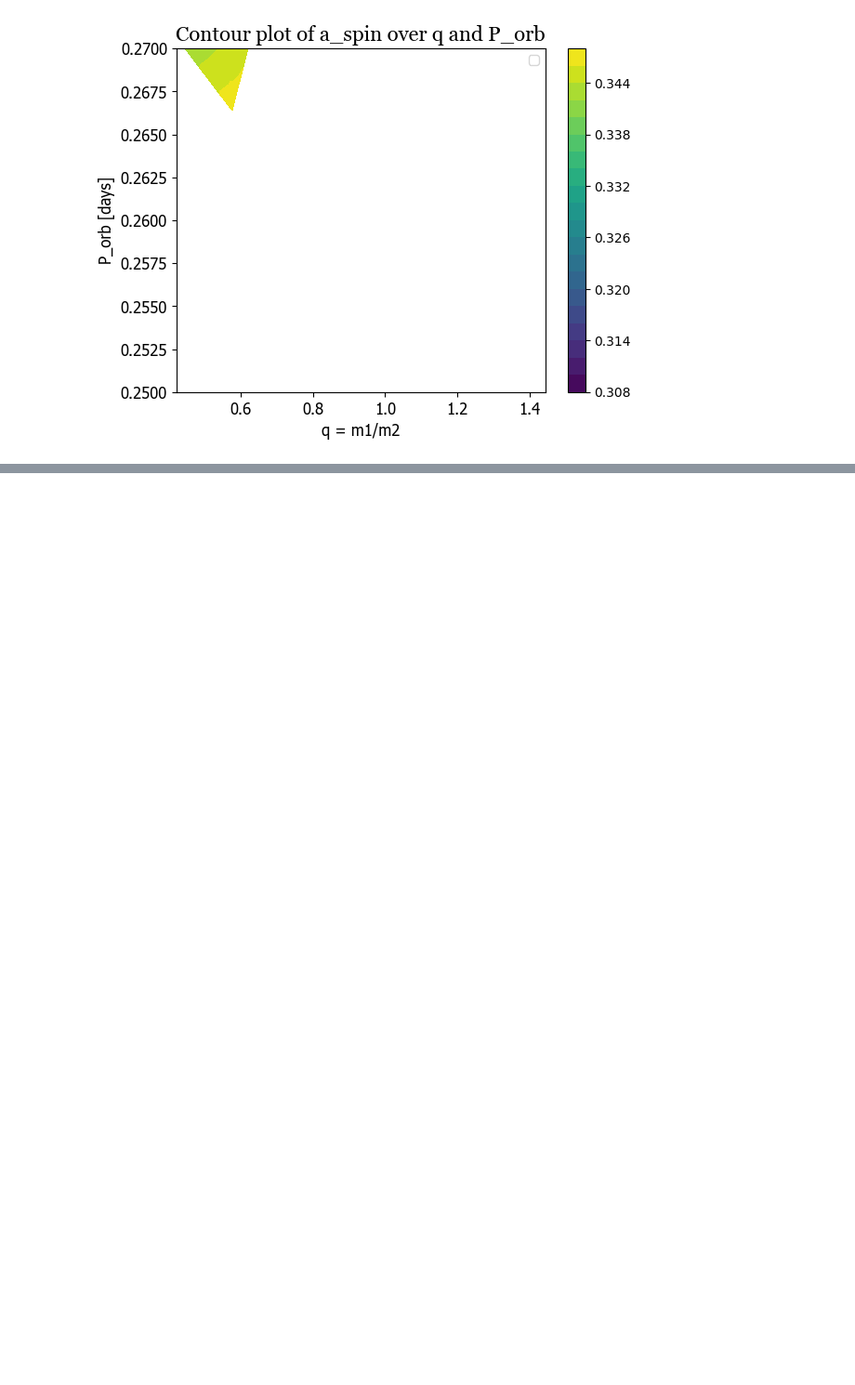
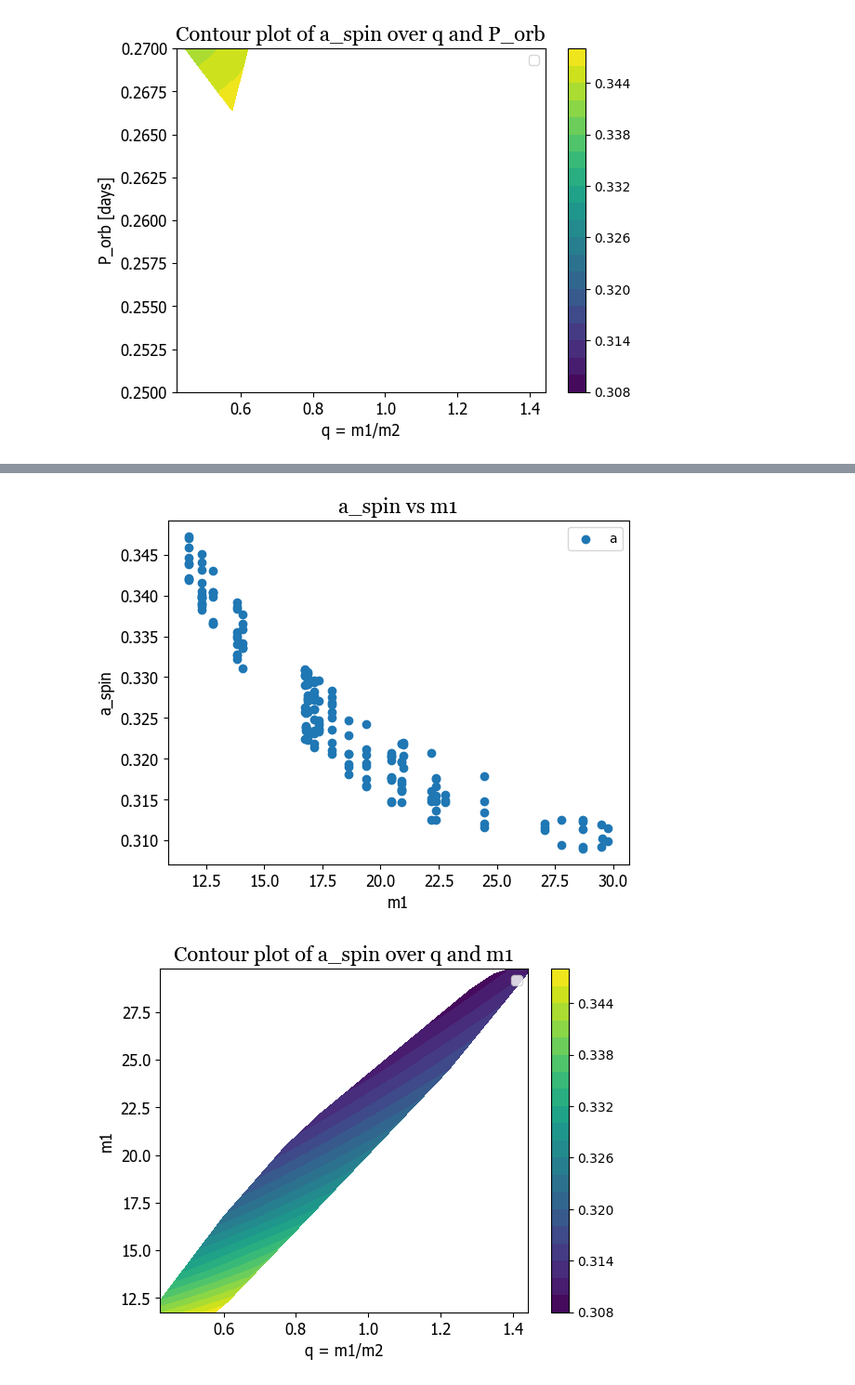
Before and after one commit to Nyaa394/Tidal-Spin-Up-in-Wolf-Rayet-Stars, a Jupyter notebook: all_ok_scaled.ipynb, the cells around one changed output, grey strips where cells are left out. Shown at 93% size. Drawn from its saved outputs; the diff is of its cells as text; code cells hidden in the pictures; blank space fills up the shorter version.

```diff
--- a/all_ok_scaled.ipynb
+++ b/all_ok_scaled.ipynb
@@ -137,39 +129,57 @@ with open("all_ok_scaled.csv", "r") as o:
 # %%
+import plot_utils as p
+import numpy as np
+import csv
+
+all_a_spin = []
+all_m1 = []
+all_q = []
+
 with open("all_ok_scaled.csv", "r") as o:
     rows = list(csv.DictReader(o))
 
     for row in rows:
 
         sol_id = row["ID"]
 
         data = np.load(f"solutions_scaled/{sol_id}.npz")
         t = data["t"]
         f = data["f"]
         Omega = data["Omega"]
 
         m1 = float(row["m_WR/M_Sun"])
         m2 = float(row["m_companion/M_Sun"])
         a0 = float(row["initial separation a0 (m)"])
         Omega0 = float(row["initial spin Omega0 (Hz)"])
         f0 = float(row["initial frequency f0 (Hz)"])
         k = float(row["k"])
         Q = float(row["Q"])
         R1 = float(row["WR star Radius R_WR"])
         lifetime = float(row["lifetime (years)"])
         T_TF = float(row["tidal function timescale (years)"])
         f_final = float(row["f_final (Hz)"])
         Omega_final = float(row["Omega_final (Hz)"])
         J = float(row["final angular momentum J (kg m^2/s)"])
         a_spin = float(row["spin parameter a_spin"])
         a_final = float(row["final separation a_final (m)"])
         a_min_si = float(row["minimum separation a_min (m)"])
+        q = m1/m2
 
+        all_a_spin.append(a_spin)
+        all_m1.append(m1)
+        all_q.append(q)
 
-        # plot f/f0(t)
-        #if(m1/m2<=0.41 or m1/m2 >=1.4):
-        #    p.plot2d(t, f/f0, xlabel='t [years]',
-        #      ylabel='f/f0', title=f"f/f0 vs t for m1={format(m1, '.0e')} M_sun, m2={format(m2, '.0e')} M_sun, q={format(m1/m2, '.3')}, ID={format(sol_id)}, a0={format(a0, '.2e')} m, Ω0={format(Omega0, '.2e')} Hz, lifetime={format(lifetime, '.0e')} years, T_TF={format(T_TF, '.0e')} years, f0={format(f0, '.2e')} Hz, f_final={format(f_final, '.2e')} Hz, Omega_final={format(Omega_final, '.2e')} Hz", legend='f/f0(t)', colour=None, axis_font='Tahoma', axis_size=12, title_font='Georgia', title_size=16, legend_size=10)
+a_spin_array = np.array(all_a_spin)
+m1_array = np.array(all_m1)
+q_array = np.array(all_q)
 
-        #if(m1/m2<=0.405):
-        #    p.plot2d(t, f/f0, xlabel='t [years]',
-        #      ylabel='f/f0', title=None, legend=None, colour=None, axis_font='Georgia', axis_size=16)
+# plot a_spin/m1
+p.scatter2d(m1_array, a_spin_array, xlabel='m1', ylabel='a_spin',
+    title=f"a_spin vs m1", legend='a_spin(m1)', colour=None, axis_font="tahoma", axis_size=12, title_font="georgia", title_size=16, legend_size=10)
+
+# plot m1 vs q with a contour for a_spin
+p.plot2d_contour(q_array, m1_array, a_spin_array, xlabel='q = m1/m2', ylabel='m1',
+                 title=f"Contour plot of a_spin over q and m1", legend='a_spin(q, k/Q)', axis_font="tahoma", axis_size=12, title_font="georgia", title_size=16, legend_size=10)
+# %% [output]
+[figure, added]
+[figure, added]
```
Also changed, not shown: parts of 2 cells of this notebook, 2 other files.
